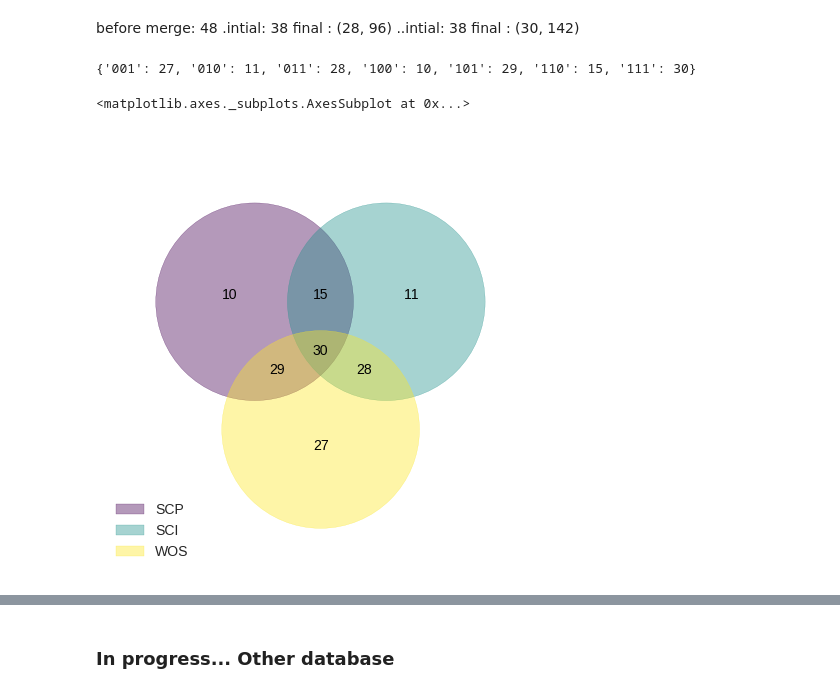
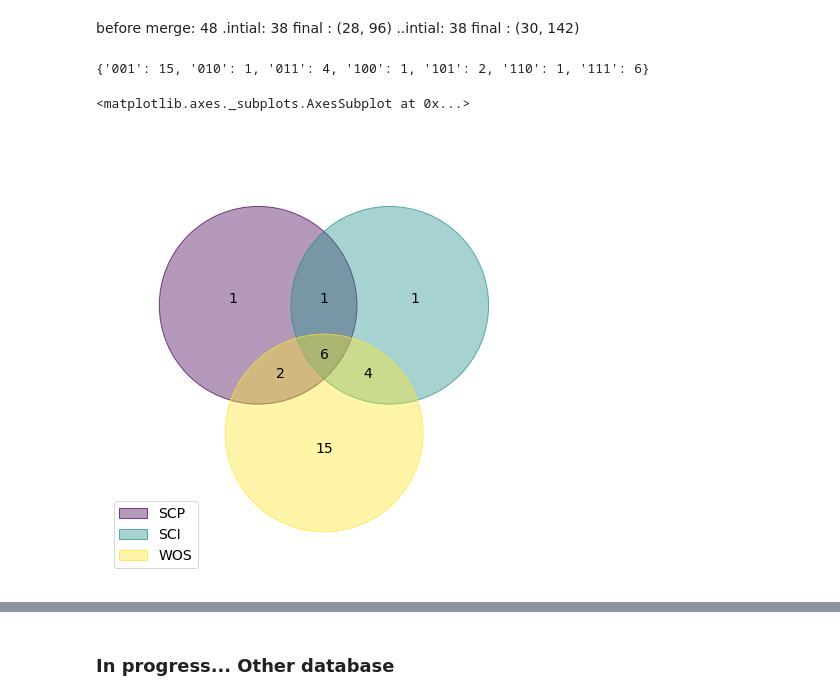
Before and after one commit to colav/WOSplus, a Jupyter notebook: test_sample.ipynb, the cells around one changed output, grey strips where cells are left out. Cells and saved outputs as stored; diff of their text form; code cells hidden in the pictures.

Commit message:
- fixed mergeall method and venn plots - fixed setup.py to create pip package correctly

```diff
--- a/test_sample.ipynb
+++ b/test_sample.ipynb
@@ -91,24 +105,24 @@ final : (30, 142)
 # %%
 labels=["SCP","SCI","WOS"]
 
 petal_labels={}
-petal_labels["001"] = cib.WOS.shape[0]
-petal_labels["010"] = cib.SCI.shape[0]
-petal_labels["011"] = cib.WOS_SCI.shape[0]
-petal_labels["100"] = cib.SCP.shape[0]
-petal_labels["101"] = cib.WOS_SCP.shape[0]
-petal_labels["110"] = cib.SCI_SCP.shape[0]
-petal_labels["111"] = cib.WOS_SCI_SCP.shape[0]
+petal_labels["001"] = cib.WOS_SCI_SCP[cib.WOS_SCI_SCP.Tipo == "WOS"].shape[0]
+petal_labels["010"] = cib.WOS_SCI_SCP[cib.WOS_SCI_SCP.Tipo == "SCI"].shape[0]
+petal_labels["011"] = cib.WOS_SCI_SCP[cib.WOS_SCI_SCP.Tipo == "WOS_SCI"].shape[0]
+petal_labels["100"] = cib.WOS_SCI_SCP[cib.WOS_SCI_SCP.Tipo == "SCP"].shape[0]
+petal_labels["101"] = cib.WOS_SCI_SCP[cib.WOS_SCI_SCP.Tipo == "WOS_SCP"].shape[0]
+petal_labels["110"] = cib.WOS_SCI_SCP[cib.WOS_SCI_SCP.Tipo == "SCI_SCP"].shape[0]
+petal_labels["111"] = cib.WOS_SCI_SCP[cib.WOS_SCI_SCP.Tipo == "WOS_SCI_SCP"].shape[0]
 print(petal_labels)
 draw_venn(
     petal_labels=petal_labels, dataset_labels=labels,
     hint_hidden=False, colors=generate_colors(n_colors=3),
     figsize=(8, 8), fontsize=14, legend_loc="best", ax=None
 )
 # %% [output]
-{'001': 27, '010': 11, '011': 28, '100': 10, '101': 29, '110': 15, '111': 30}
+{'001': 15, '010': 1, '011': 4, '100': 1, '101': 2, '110': 1, '111': 6}
 <matplotlib.axes._subplots.AxesSubplot at 0x...>
-[figure, old version]
+[figure, new version]
 # %%
 cib.plot_sets()
 # %% [output]
```
Also changed, not shown: parts of 14 cells of this notebook, 3 other files.
